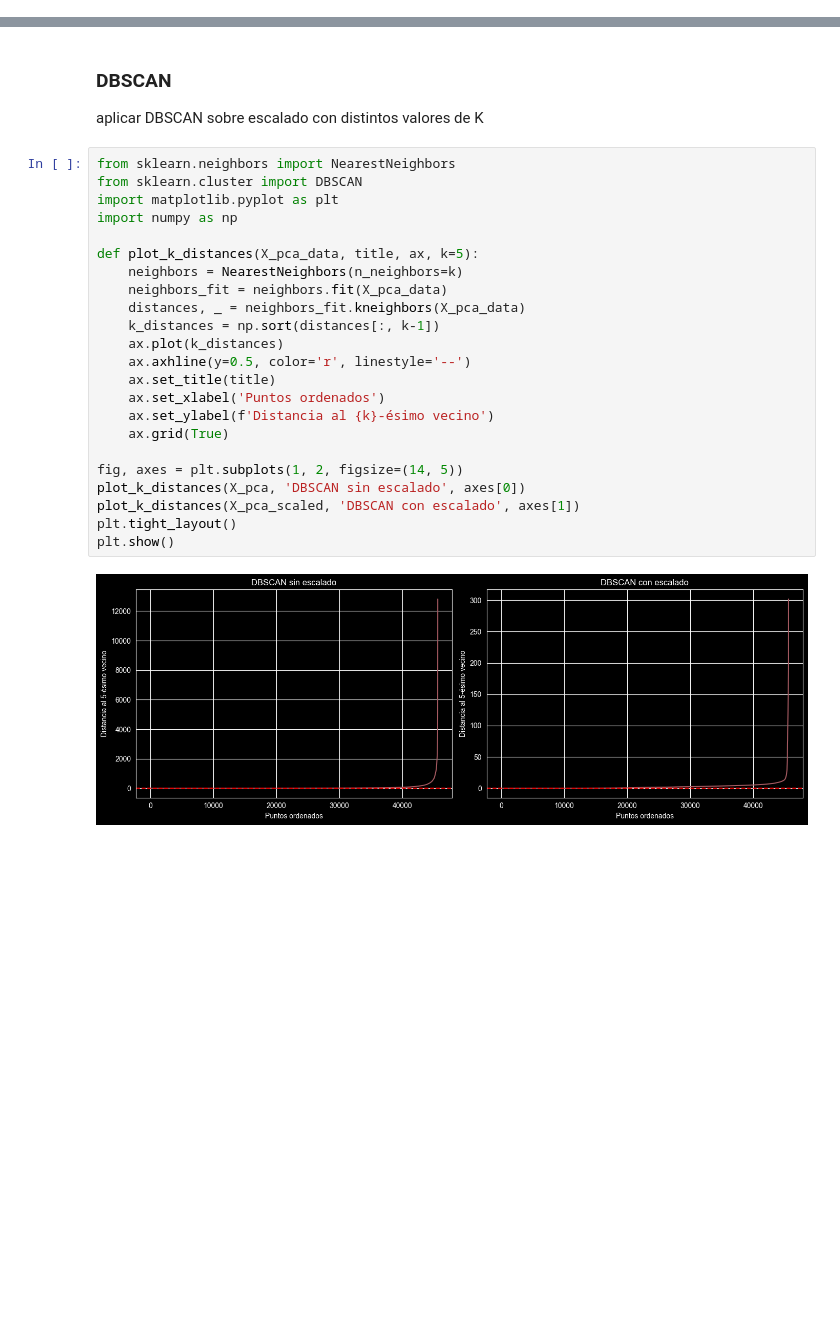
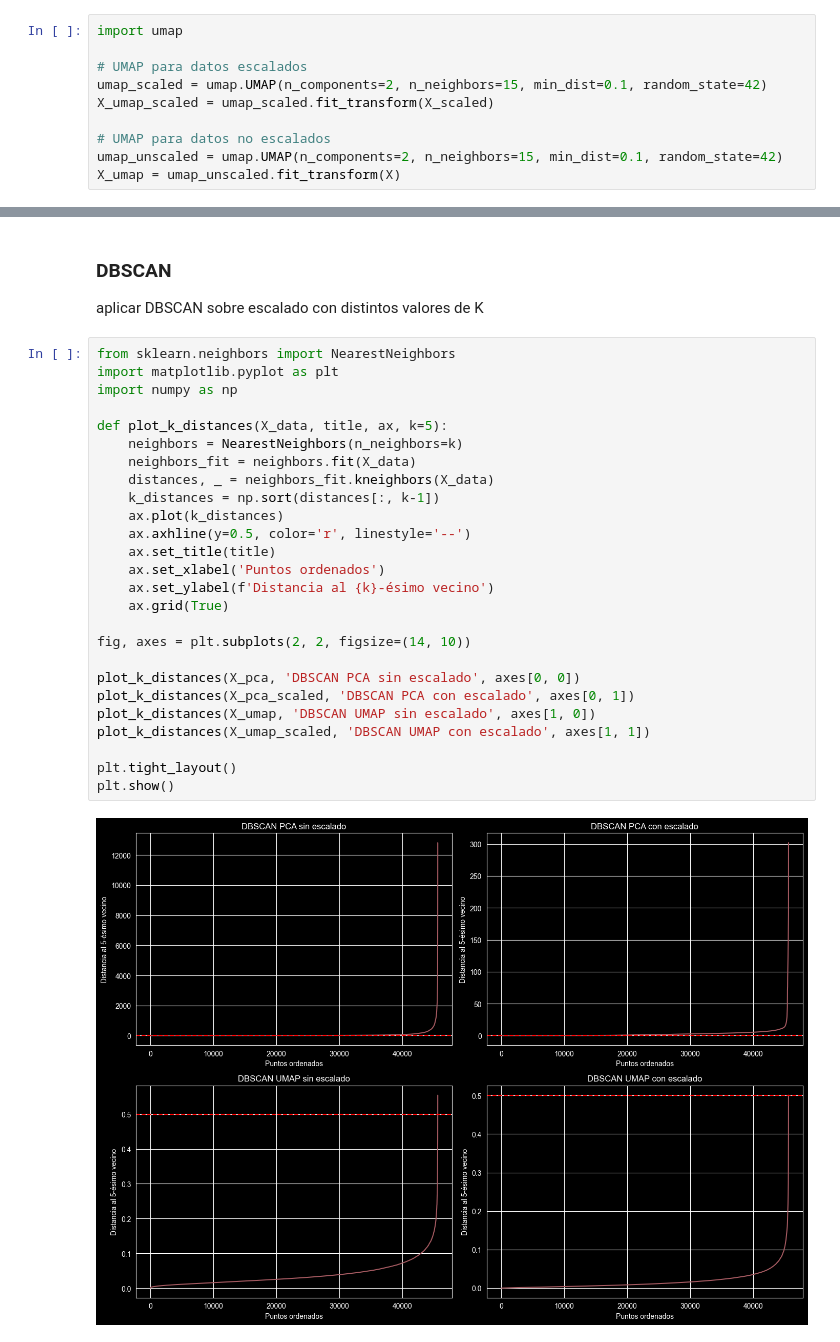
Before and after one commit to SebaSalasLvd/proyecto-mineria, a Jupyter notebook: hito-2/pregunta_4.ipynb, the cells around one changed output, grey strips where cells are left out. Saved outputs shown, nothing was run; the diff lists cells and outputs as text; blank space fills up the shorter version.

```diff
--- a/hito-2/pregunta_4.ipynb
+++ b/hito-2/pregunta_4.ipynb
@@ -225,3 +231,13 @@ X_pca = pca.fit_transform(X)
+# %%
+import umap
+
+# UMAP para datos escalados
+umap_scaled = umap.UMAP(n_components=2, n_neighbors=15, min_dist=0.1, random_state=42)
+X_umap_scaled = umap_scaled.fit_transform(X_scaled)
+
+# UMAP para datos no escalados
+umap_unscaled = umap.UMAP(n_components=2, n_neighbors=15, min_dist=0.1, random_state=42)
+X_umap = umap_unscaled.fit_transform(X)
 # %% [markdown]
 ### K-means
 
@@ -268,27 +299,30 @@ plt.show()
 aplicar DBSCAN sobre escalado con distintos valores de K
 # %%
 from sklearn.neighbors import NearestNeighbors
-from sklearn.cluster import DBSCAN
 import matplotlib.pyplot as plt
 import numpy as np
 
-def plot_k_distances(X_pca_data, title, ax, k=5):
+def plot_k_distances(X_data, title, ax, k=5):
     neighbors = NearestNeighbors(n_neighbors=k)
-    neighbors_fit = neighbors.fit(X_pca_data)
-    distances, _ = neighbors_fit.kneighbors(X_pca_data)
+    neighbors_fit = neighbors.fit(X_data)
+    distances, _ = neighbors_fit.kneighbors(X_data)
     k_distances = np.sort(distances[:, k-1])
     ax.plot(k_distances)
     ax.axhline(y=0.5, color='r', linestyle='--')
     ax.set_title(title)
     ax.set_xlabel('Puntos ordenados')
     ax.set_ylabel(f'Distancia al {k}-ésimo vecino')
     ax.grid(True)
 
-fig, axes = plt.subplots(1, 2, figsize=(14, 5))
-plot_k_distances(X_pca, 'DBSCAN sin escalado', axes[0])
-plot_k_distances(X_pca_scaled, 'DBSCAN con escalado', axes[1])
+fig, axes = plt.subplots(2, 2, figsize=(14, 10))
+
+plot_k_distances(X_pca, 'DBSCAN PCA sin escalado', axes[0, 0])
+plot_k_distances(X_pca_scaled, 'DBSCAN PCA con escalado', axes[0, 1])
+plot_k_distances(X_umap, 'DBSCAN UMAP sin escalado', axes[1, 0])
+plot_k_distances(X_umap_scaled, 'DBSCAN UMAP con escalado', axes[1, 1])
+
 plt.tight_layout()
 plt.show()
 # %% [output]
-[figure, old version]
+[figure, new version]
 # %%
```
Also changed, not shown: parts of 8 cells of this notebook.
